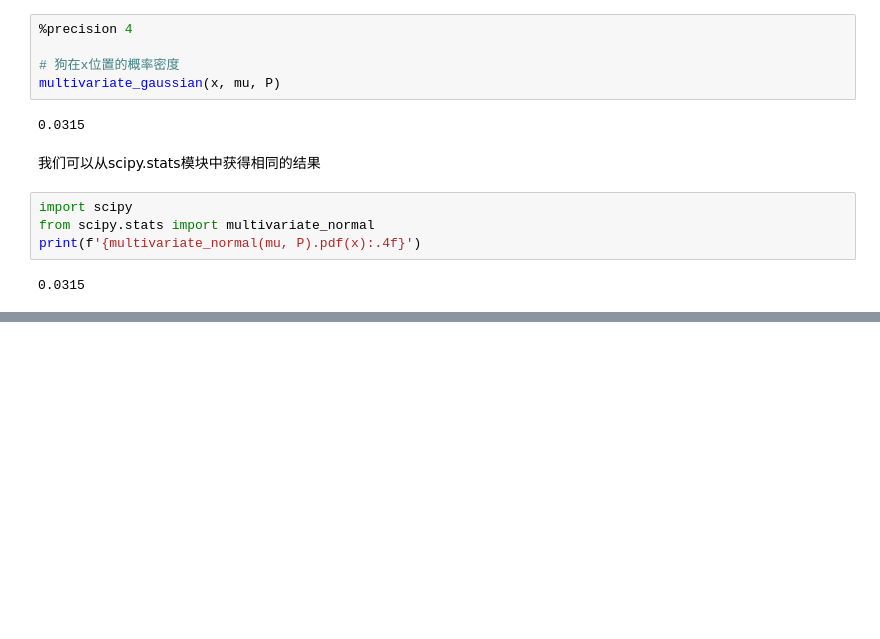
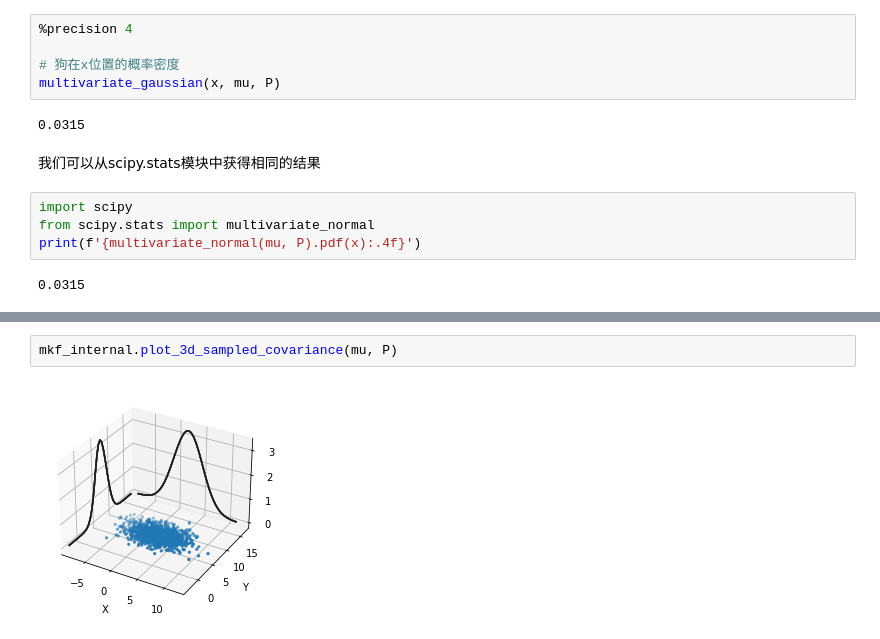
Before and after one commit to SunJianboGitHub/KalmanFilter, a Jupyter notebook: 05-多元高斯.ipynb, the cells around one changed output, grey strips where cells are left out. Drawn from its saved outputs; the diff is of its cells as text; blank space fills up the shorter version.

```diff
--- a/05-多元高斯.ipynb
+++ b/05-多元高斯.ipynb
@@ -288,0 +295,4 @@ print(f'{multivariate_normal(mu, P).pdf(x):.4f}')
+# %%
+mkf_internal.plot_3d_sampled_covariance(mu, P)
+# %% [output]
+[figure, added]
```
Also changed, not shown: parts of 9 cells of this notebook.
